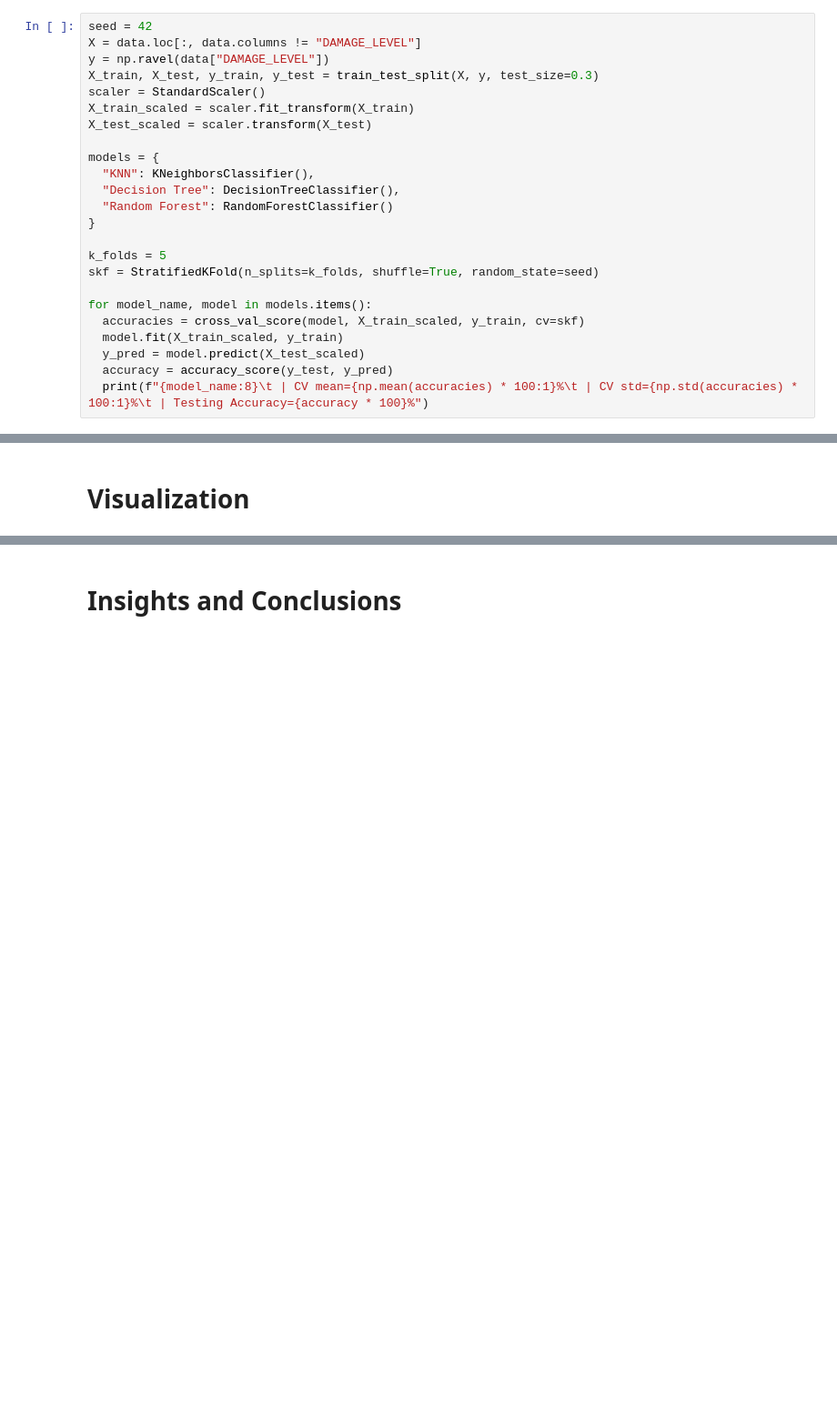
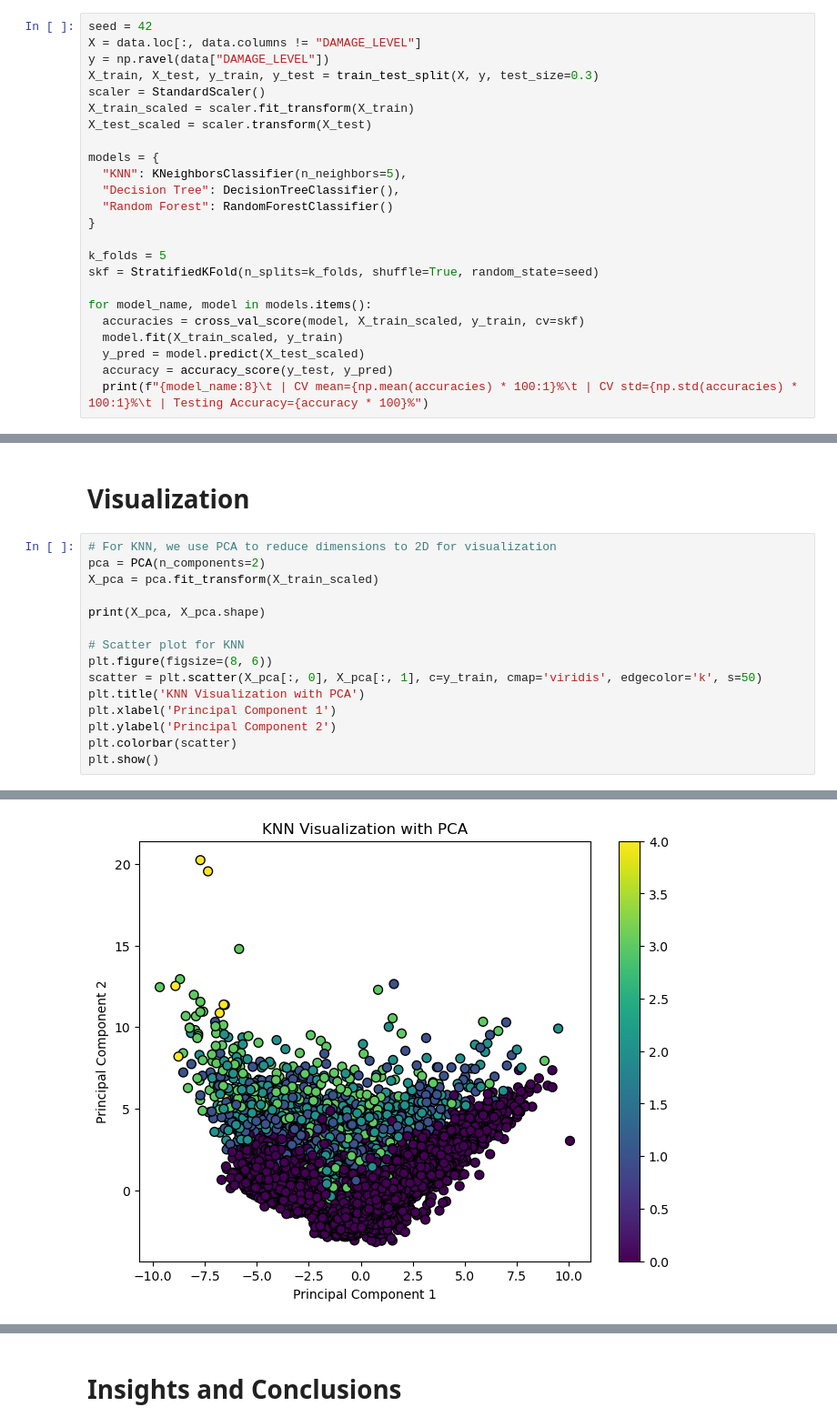
Before and after one commit to thejameszhang/cmsc320-project, a Jupyter notebook: eda.ipynb, the cells around one changed output, grey strips where cells are left out. Shown: that part at 91% size. Saved outputs shown, nothing was run; the diff lists cells and outputs as text; blank space fills up the shorter version.

```diff
--- a/eda.ipynb
+++ b/eda.ipynb
@@ -312,7 +314,7 @@ X_train_scaled = scaler.fit_transform(X_train)
 X_test_scaled = scaler.transform(X_test)
 
 models = {
-  "KNN": KNeighborsClassifier(),
+  "KNN": KNeighborsClassifier(n_neighbors=5),
   "Decision Tree": DecisionTreeClassifier(),
   "Random Forest": RandomForestClassifier()
 }
@@ -433,2 +440,18 @@ Test set: Average loss: 0.0989, Accuracy: 10002/10482 (95.42072123640527%)
 # %% [markdown]
 # Visualization
+# %%
+# For KNN, we use PCA to reduce dimensions to 2D for visualization
+pca = PCA(n_components=2)
+X_pca = pca.fit_transform(X_train_scaled)
+
+print(X_pca, X_pca.shape)
+
+# Scatter plot for KNN
+plt.figure(figsize=(8, 6))
+scatter = plt.scatter(X_pca[:, 0], X_pca[:, 1], c=y_train, cmap='viridis', edgecolor='k', s=50)
+plt.title('KNN Visualization with PCA')
+plt.xlabel('Principal Component 1')
+plt.ylabel('Principal Component 2')
+plt.colorbar(scatter)
+plt.show()
+# %% [output]
@@ -434,0 +465 @@ Test set: Average loss: 0.0989, Accuracy: 10002/10482 (95.42072123640527%)
+[figure, added]
```
Also changed, not shown: parts of 14 cells of this notebook.
